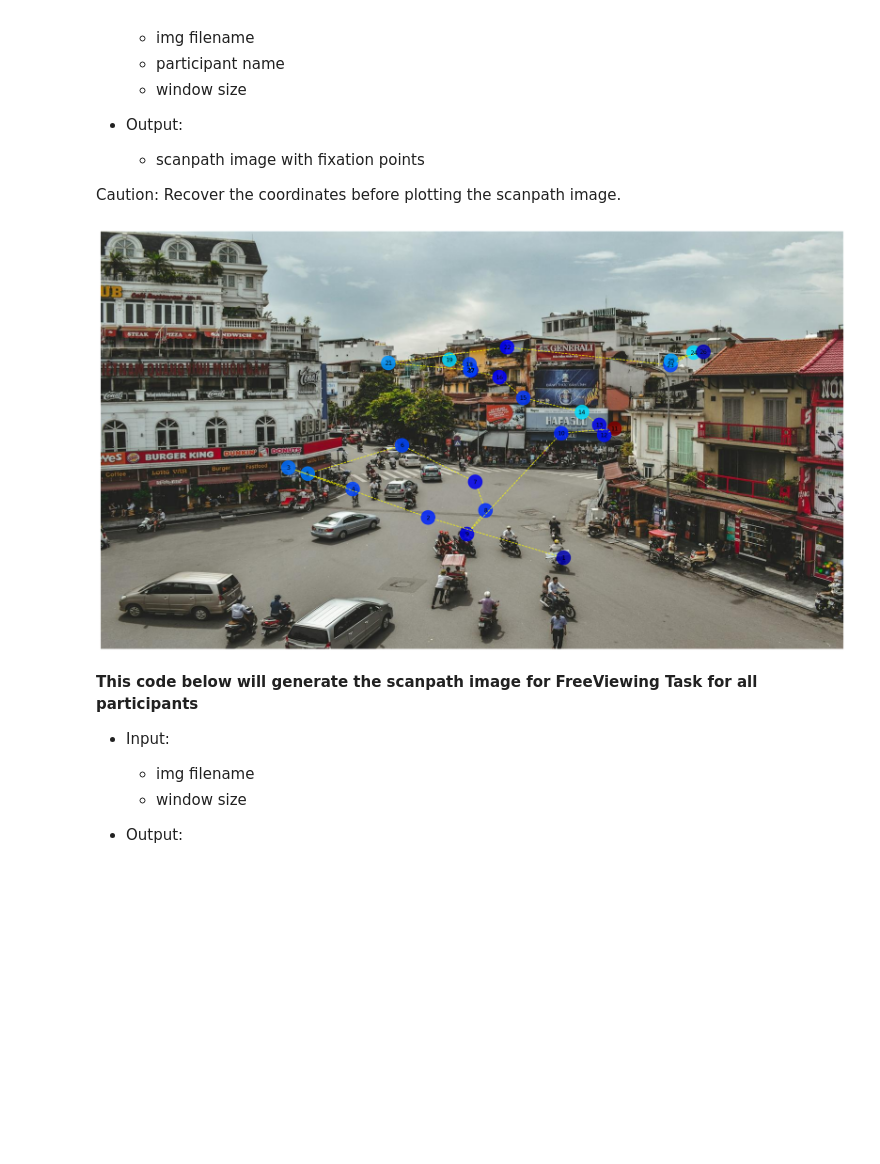
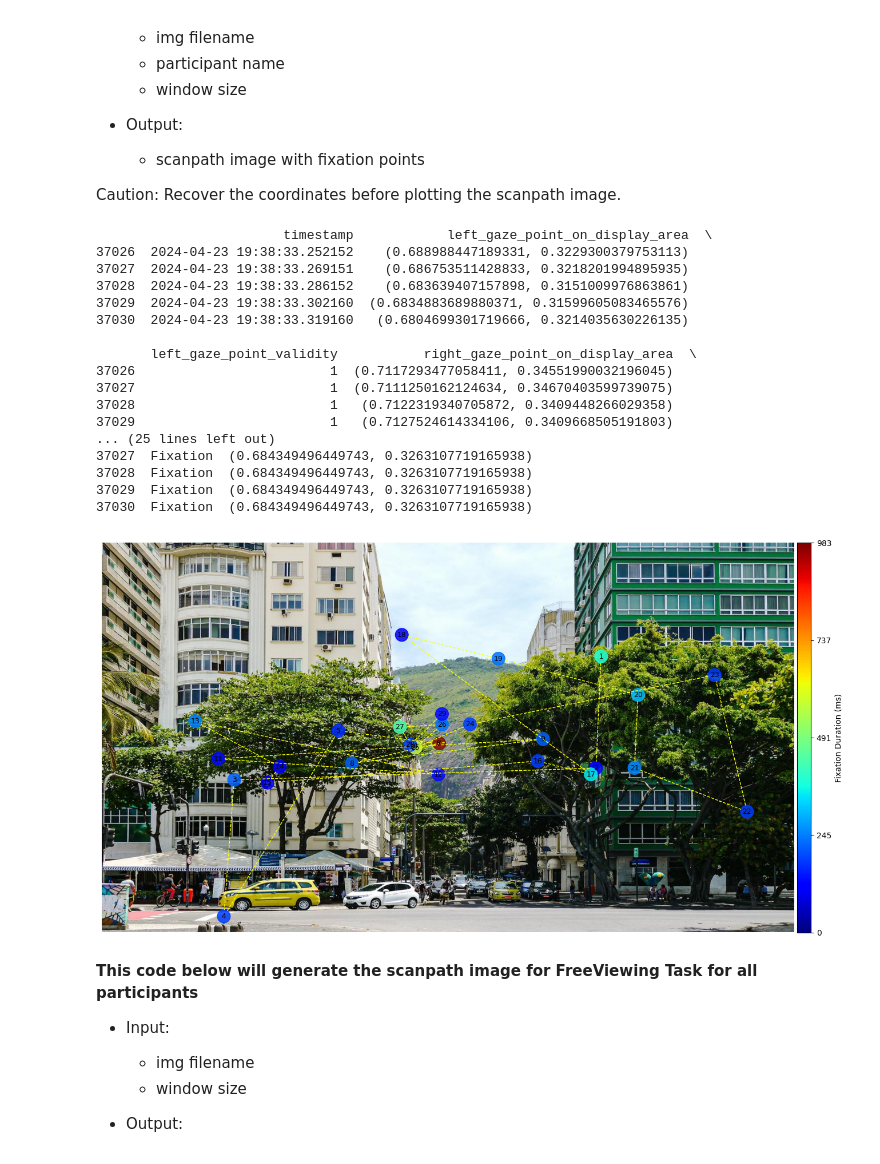
Before and after one commit to shiroyang/Mind-Wandering-Exp, a Jupyter notebook: Analysis/Visualization/FreeViewing/scanpath.ipynb, the cells around one changed output. Drawn from its saved outputs; the diff is of its cells as text; code cells hidden in the pictures; blank space fills up the shorter version.

```diff
--- a/Analysis/Visualization/FreeViewing/scanpath.ipynb
+++ b/Analysis/Visualization/FreeViewing/scanpath.ipynb
@@ -9,10 +9,6 @@
     - scanpath image with fixation points
 
 Caution: Recover the coordinates before plotting the scanpath image.
-# %%
-participant = '5N'
-image_name = 'Vietnam_2.jpg'
-window_size = 10 # seconds
 # %%
 import os
 import csv
@@ -22,9 +18,10 @@ from matplotlib import image
 import pandas as pd
 import cv2
 import math
+from mpl_toolkits.axes_grid1 import make_axes_locatable
 
 class GazeScanpath:
-    def __init__(self, participant, image_name, window_size, display_width=1600, display_height=900, alpha=0.85, circle_size=15):
+    def __init__(self, participant, image_name, window_size, display_width=1600, display_height=900, canvas_width=1600, canvas_height=900, alpha=0.85, circle_size=15):
         self.root_dir = '../../../'
 
         self.participant = participant
@@ -36,6 +33,8 @@ class GazeScanpath:
         self.image_path = os.path.join(self.root_dir, 'Data_Collection/FreeViewing/Training/', self.image_name)
         self.display_width = display_width
         self.display_height = display_height
+        self.canvas_width = canvas_width
+        self.canvas_height = canvas_height
         self.alpha = alpha
         self.circle_size = circle_size
 
@@ -46,7 +45,6 @@ class GazeScanpath:
         self.max_duration = None
 
         self.MW = None
-
 
     def resize_image(self, image_path, width, height):
         image = cv2.imread(image_path)
@@ -63,7 +61,7 @@ class GazeScanpath:
             print(f"Image resized to {width}x{height} and saved with correct color.")
 
     def draw_display(self):
-        screen = np.zeros((self.display_height, self.display_width, 3), dtype='float32')
+        screen = np.zeros((self.canvas_height, self.canvas_width, 3), dtype='float32')
         if self.image_path is not None:
             if not os.path.isfile(self.image_path):
                 raise Exception(f"ERROR in draw_display: imagefile not found at '{self.image_path}'")
@@ -80,17 +78,15 @@ class GazeScanpath:
             # width and height of the image
             w, h = img.shape[1], img.shape[0]
             # x and y position of the image on the display
-            x = self.display_width // 2 - w // 2
-            y = self.display_height // 2 - h // 2
+            x = self.canvas_width // 2 - self.display_width // 2
+            y = self.canvas_height // 2 - self.display_height // 2
             # draw the image on the screen
             screen[y:y + h, x:x + w, :] += img[:,:,:3]  # Use only RGB channels
         dpi = 100.0
-        figsize = (self.display_width / dpi, self.display_height / dpi)
-        fig = plt.figure(figsize=figsize, dpi=dpi, frameon=False)
-        ax = plt.Axes(fig, [0, 0, 1, 1])
+        figsize = (self.canvas_width / dpi, self.canvas_height / dpi)
+        fig, ax = plt.subplots(figsize=figsize, dpi=dpi, frameon=False)
         ax.set_axis_off()
-        fig.add_axes(ax)
-        ax.axis([0, self.display_width, 0, self.display_height])
+        ax.axis([0, self.canvas_width, 0, self.canvas_height])
         ax.imshow(screen)
         return fig, ax
 
@@ -134,6 +130,16 @@ class GazeScanpath:
             ax.add_patch(circle)
             ax.text(x, y, str(i + 1), color='black', ha='center', va='center', fontsize=self.circle_size * 0.6)
 
+        # Create a shorter legend
+        divider = make_axes_locatable(ax)
+        cax = divider.append_axes('right', size='2%', pad=0.05)
+        cbar = fig.colorbar(plt.cm.ScalarMappable(cmap=jet_colormap), cax=cax, orientation='vertical')
+        cbar.set_label('Fixation Duration (ms)')
+        # Set 5 ticks
+        cbar.set_ticks([0, 0.25, 0.5, 0.75, 1])
+        ms_per_frame = 100 / 6  # 100 ms per 6 frames
+        cbar.set_ticklabels(['0', f'{int(self.max_duration * 0.25 * ms_per_frame)}', f'{int(self.max_duration * 0.5 * ms_per_frame)}', f'{int(self.max_duration * 0.75 * ms_per_frame)}', f'{int(self.max_duration * ms_per_frame)}'])
+
         ax.invert_yaxis()
         if self.output_filepath is not None:
             fig.savefig(self.output_filepath)
@@ -141,48 +147,66 @@ class GazeScanpath:
 
     # Function to scale the coordinates from 1600x900 to 1920x1080
     def transform_coordinate(self, p):
-        return (6/5 * p[0] - 1/10, 9/8 * p[1] - 1/16)
+        return (6/5 * p[0] - 1/10, 6/5 * p[1] - 1/10)
 
     def to_pixel(self, coord):
         coord = eval(coord)
         if coord[0] == None or coord[1] == None: return (None, None)
         coord = self.transform_coordinate(coord)
         return (coord[0] * self.display_width, coord[1] * self.display_height)
 
+    def run(self):
+        df = pd.read_csv(self.input_filepath, low_memory=False)
+        condition = df['stimuli'] == self.image_name_clean
+        selected_data = df[condition].iloc[-self.window_frames:]
+        print(selected_data.head())
 
-
-    def run(self):
-        df = pd.read_csv(self.input_filepath)
-        condition = df['stimuli'] == self.image_name_clean
-        selected_data = df[condition].iloc[-3*self.window_frames:-2*self.window_frames]
-        # selected_data = df[condition].iloc[-2*self.window_frames:-self.window_frames]
-        # selected_data = df[condition].iloc[:self.window_frames]
         self.MW = selected_data['state'].iloc[0] == 'num_6'
 
         fixation_center_list = selected_data['IVT_fixation_centroid'].apply(self.to_pixel).tolist()
         filtered_fixation_center_list = [coord for coord in fixation_center_list if coord != (None, None)]
         clean_fixation_center_list = []
         idx = 0
         while idx < len(filtered_fixation_center_list)-1:
             if filtered_fixation_center_list[idx] == filtered_fixation_center_list[idx+1]:
                 start_idx = idx
                 while idx < len(filtered_fixation_center_list)-1 and filtered_fixation_center_list[idx] == filtered_fixation_center_list[idx+1]:
                     idx += 1
                 end_idx = idx
                 clean_fixation_center_list.append((*filtered_fixation_center_list[start_idx], end_idx - start_idx + 1))
             else:
                 clean_fixation_center_list.append((*filtered_fixation_center_list[idx], 1))
             idx += 1
         self.gaze_data = clean_fixation_center_list
         self.max_duration = max(self.gaze_data, key=lambda x:x[-1])[-1]
         self.draw_scanpath()
 
 
 if __name__ == '__main__':
+    participant = '15M'
+    image_name = 'Brazil_1.jpg'
+    window_size = 10 # seconds
     scanpath = GazeScanpath(participant, image_name, window_size)
     scanpath.run()
 # %% [output]
+                        timestamp            left_gaze_point_on_display_area  \
+37026  2024-04-23 19:38:33.252152    (0.688988447189331, 0.3229300379753113)
+37027  2024-04-23 19:38:33.269151    (0.686753511428833, 0.3218201994895935)
+37028  2024-04-23 19:38:33.286152    (0.683639407157898, 0.3151009976863861)
+37029  2024-04-23 19:38:33.302160  (0.6834883689880371, 0.31599605083465576)
+37030  2024-04-23 19:38:33.319160   (0.6804699301719666, 0.3214035630226135)
+
+       left_gaze_point_validity           right_gaze_point_on_display_area  \
+37026                         1  (0.7117293477058411, 0.34551990032196045)
+37027                         1  (0.7111250162124634, 0.34670403599739075)
+37028                         1   (0.7122319340705872, 0.3409448266029358)
+37029                         1   (0.7127524614334106, 0.3409668505191803)
+... (25 lines left out)
+37027  Fixation  (0.684349496449743, 0.3263107719165938)
+37028  Fixation  (0.684349496449743, 0.3263107719165938)
+37029  Fixation  (0.684349496449743, 0.3263107719165938)
+37030  Fixation  (0.684349496449743, 0.3263107719165938)
-[figure, old version]
+[figure, new version]
 # %% [markdown]
 **This code below will generate the scanpath image for FreeViewing Task for all participants**
 - Input:
```
Also changed, not shown: parts of 1 cell of this notebook, 19 other files.
